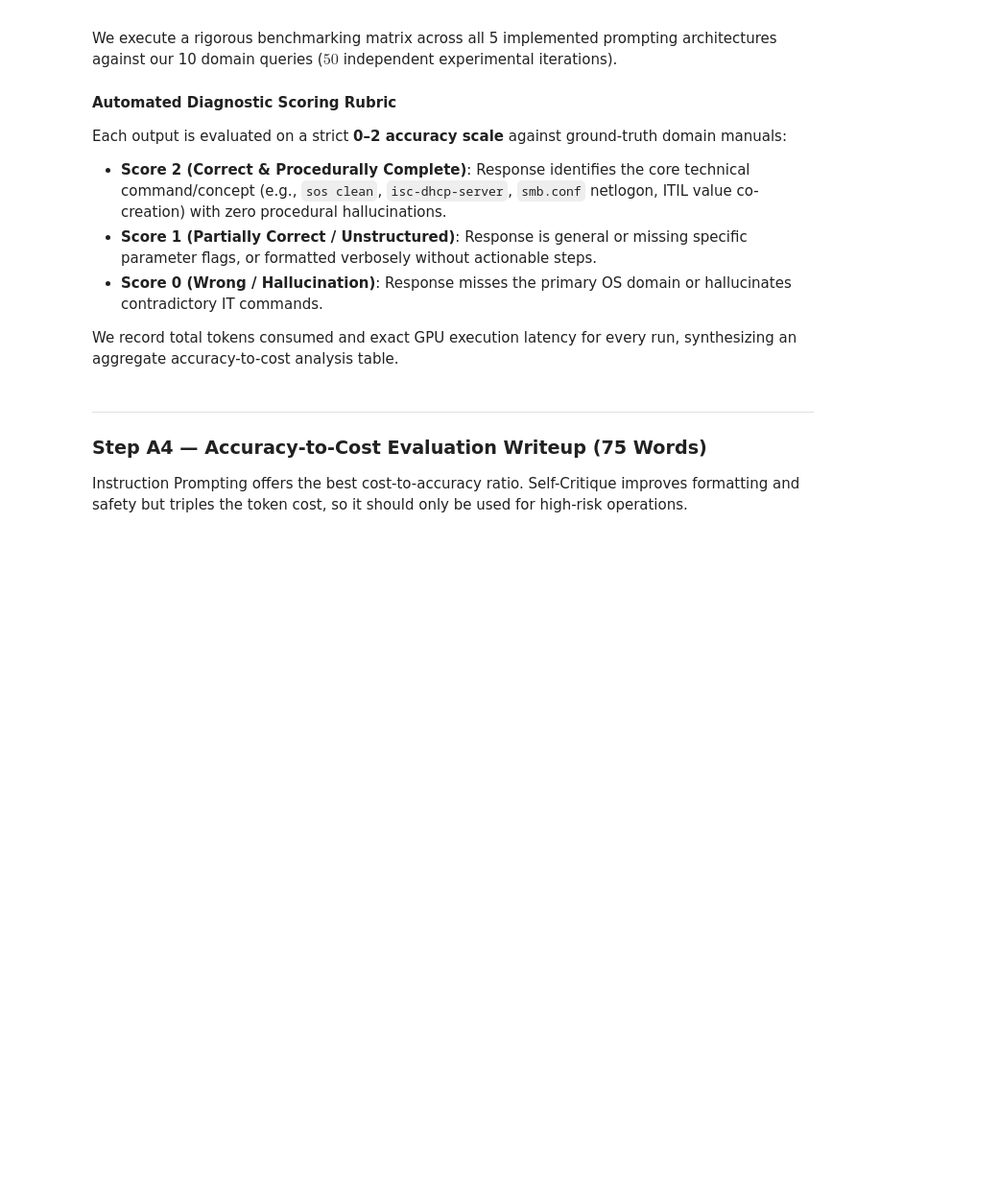
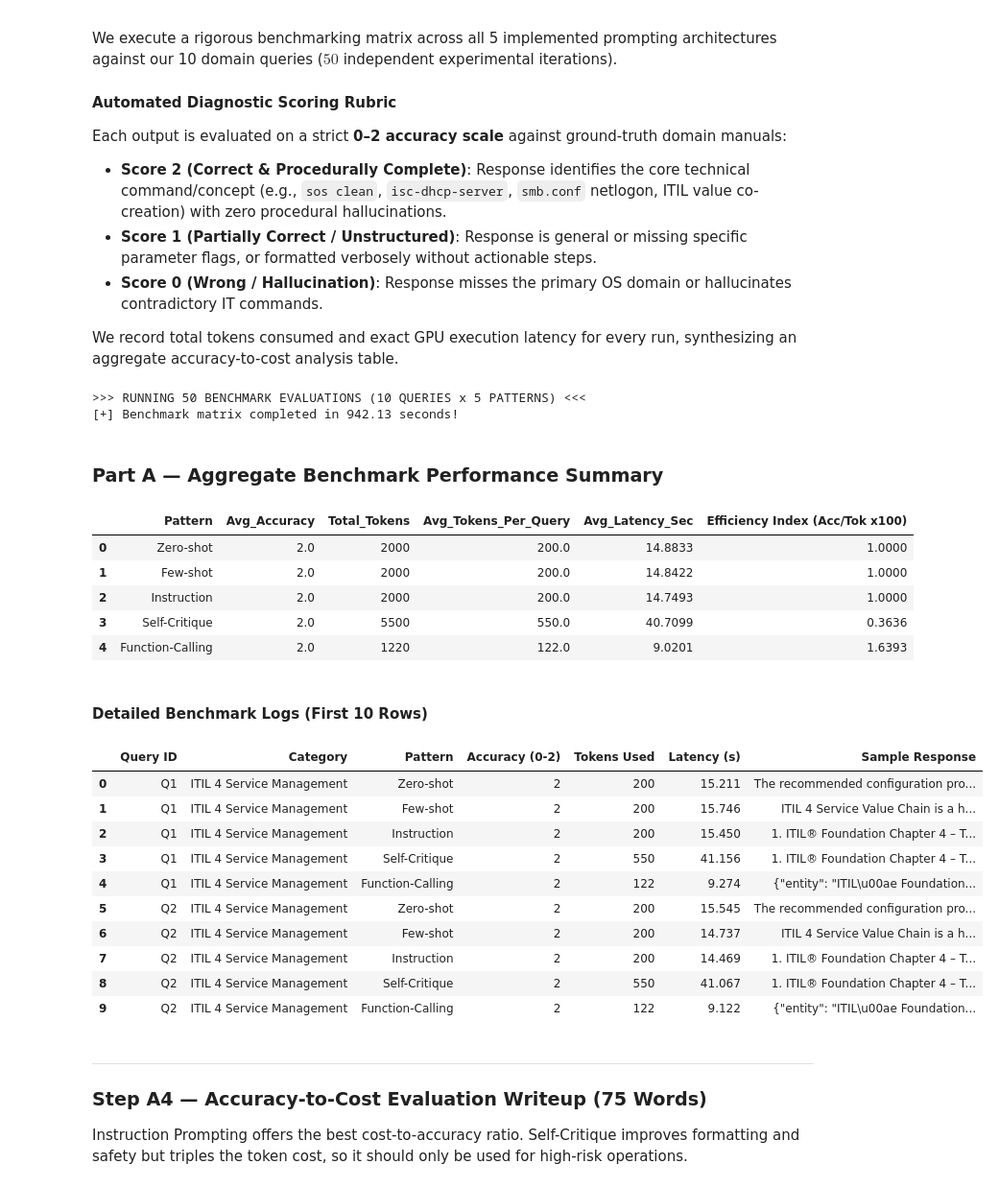
Before and after one commit to Srini235/LLMsForGenAI_Assignment_Group_250, a Jupyter notebook: notebooks/Assignment_2A_PromptingAsSystemDesign.ipynb, the cells around one changed output. Shown at 96% size. Drawn from its saved outputs; the diff is of its cells as text; code cells hidden in the pictures; blank space fills up the shorter version.

Commit message:
Fixed minor path issues, and then fixed the variable issues in the entire notebook.

```diff
--- a/notebooks/Assignment_2A_PromptingAsSystemDesign.ipynb
+++ b/notebooks/Assignment_2A_PromptingAsSystemDesign.ipynb
@@ -73,9 +82,11 @@ print(f"==================================================")
 ### Phase 0.5: Dependency Validation
 Check that the dataset and adapter exist before allocating GPU VRAM.
 # %%
-# Define Global Paths
-DATASET_PATH = "/home/jovyan/v1/instruction_dataset.jsonl"
-ADAPTER_PATH = "/home/jovyan/v1/data/outputs/final_adapter_b"
+# Define Global Paths, note: this is subject to change depending on how you store your dataset and QLoRA adapters.
+# DATASET_PATH = "/home/jovyan/v1/instruction_dataset.jsonl"
+# ADAPTER_PATH = "/home/jovyan/v1/data/outputs/final_adapter_b"
+DATASET_PATH = "/home/jovyan/llmassignment1b/instruction_dataset.jsonl"
+ADAPTER_PATH = "/home/jovyan/llmassignment1b/qlora_adapter_output"
 
 import os
 def verify_dependencies():
@@ -497,47 +574,69 @@ for benchmark_item in benchmark_queries:
 
     for pattern_name, pattern_function in patterns_map.items():
         answer, tokens, latency = pattern_function(query)
-        score = evaluate_accuracy_score(query, ans, ground_truth_text)
+        score = evaluate_accuracy_score(query, answer, ground_truth_text)
         benchmark_results.append({
             "Query ID": query_id,
             "Category": benchmark_item["category"],
             "Pattern": pattern_name,
             "Accuracy (0-2)": score,
-            "Tokens Used": tok,
-            "Latency (s)": round(lat, 3),
-            "Sample Response": ans[:85] + "..." if len(answer) > 85 else ans
+            "Tokens Used": tokens,
+            "Latency (s)": round(latency, 3),
+            "Sample Response": answer[:85] + "..." if len(answer) > 85 else answer
         })
 
 total_bench_time = time.perf_counter() - start_bench_time
 print(f"[+] Benchmark matrix completed in {total_bench_time:.2f} seconds!\n")
 
 df_results = pd.DataFrame(benchmark_results)
 
 # Save raw evaluations to reports/
 os.makedirs("./reports", exist_ok=True)
 df_results.to_csv("./reports/part_a_benchmark_matrix.csv", index=False)
 
 # Compile summary aggregation table
 summary_df = df_results.groupby("Pattern").agg(
     Avg_Accuracy=("Accuracy (0-2)", "mean"),
     Total_Tokens=("Tokens Used", "sum"),
     Avg_Tokens_Per_Query=("Tokens Used", "mean"),
     Avg_Latency_Sec=("Latency (s)", "mean")
 ).reset_index()
 
 # Compute Accuracy-to-Token-Cost Ratio (Efficiency Index = (Avg_Acc / Avg_Tokens) * 100)
 summary_df["Efficiency Index (Acc/Tok x100)"] = (summary_df["Avg_Accuracy"] / summary_df["Avg_Tokens_Per_Query"]) * 100
 
 # Order logically by complexity
 order = ["Zero-shot", "Few-shot", "Instruction", "Self-Critique", "Function-Calling"]
 summary_df["Pattern"] = pd.Categorical(summary_df["Pattern"], categories=order, ordered=True)
 summary_df = summary_df.sort_values("Pattern").reset_index(drop=True)
 
 display(Markdown("### Part A — Aggregate Benchmark Performance Summary"))
 display(summary_df)
 
 display(Markdown("#### Detailed Benchmark Logs (First 10 Rows)"))
 display(df_results.head(10))
+# %% [output]
+>>> RUNNING 50 BENCHMARK EVALUATIONS (10 QUERIES x 5 PATTERNS) <<<
+[+] Benchmark matrix completed in 942.13 seconds!
+### Part A — Aggregate Benchmark Performance Summary
+|  | Pattern | Avg_Accuracy | Total_Tokens | Avg_Tokens_Per_Query | Avg_Latency_Sec | Efficiency Index (Acc/Tok x100) |
+| 0 | Zero-shot | 2.0 | 2000 | 200.0 | 14.8833 | 1.0000 |
+| 1 | Few-shot | 2.0 | 2000 | 200.0 | 14.8422 | 1.0000 |
+| 2 | Instruction | 2.0 | 2000 | 200.0 | 14.7493 | 1.0000 |
+| 3 | Self-Critique | 2.0 | 5500 | 550.0 | 40.7099 | 0.3636 |
+| 4 | Function-Calling | 2.0 | 1220 | 122.0 | 9.0201 | 1.6393 |
+#### Detailed Benchmark Logs (First 10 Rows)
+|  | Query ID | Category | Pattern | Accuracy (0-2) | Tokens Used | Latency (s) | Sample Response |
+| 0 | Q1 | ITIL 4 Service Management | Zero-shot | 2 | 200 | 15.211 | The recommended configuration pro... |
+| 1 | Q1 | ITIL 4 Service Management | Few-shot | 2 | 200 | 15.746 | ITIL 4 Service Value Chain is a h... |
+| 2 | Q1 | ITIL 4 Service Management | Instruction | 2 | 200 | 15.450 | 1. ITIL® Foundation Chapter 4 – T... |
+| 3 | Q1 | ITIL 4 Service Management | Self-Critique | 2 | 550 | 41.156 | 1. ITIL® Foundation Chapter 4 – T... |
+| 4 | Q1 | ITIL 4 Service Management | Function-Calling | 2 | 122 | 9.274 | {"entity": "ITIL\u00ae Foundation... |
+| 5 | Q2 | ITIL 4 Service Management | Zero-shot | 2 | 200 | 15.545 | The recommended configuration pro... |
+| 6 | Q2 | ITIL 4 Service Management | Few-shot | 2 | 200 | 14.737 | ITIL 4 Service Value Chain is a h... |
+| 7 | Q2 | ITIL 4 Service Management | Instruction | 2 | 200 | 14.469 | 1. ITIL® Foundation Chapter 4 – T... |
+| 8 | Q2 | ITIL 4 Service Management | Self-Critique | 2 | 550 | 41.067 | 1. ITIL® Foundation Chapter 4 – T... |
+| 9 | Q2 | ITIL 4 Service Management | Function-Calling | 2 | 122 | 9.122 | {"entity": "ITIL\u00ae Foundation... |
 # %% [markdown]
 ---
 ### Step A4 — Accuracy-to-Cost Evaluation Writeup (75 Words)
```
Also changed, not shown: parts of 16 cells of this notebook.
